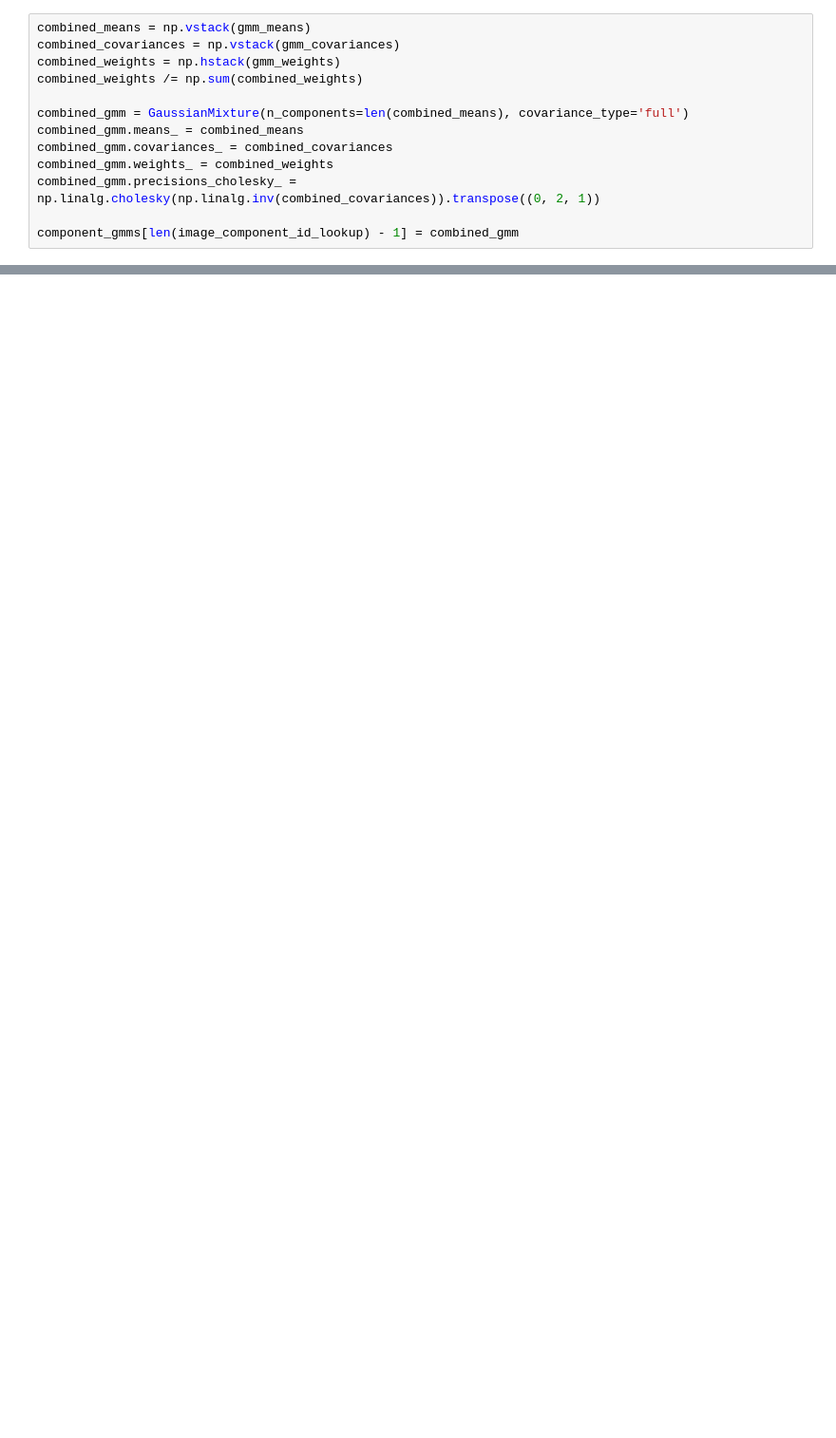
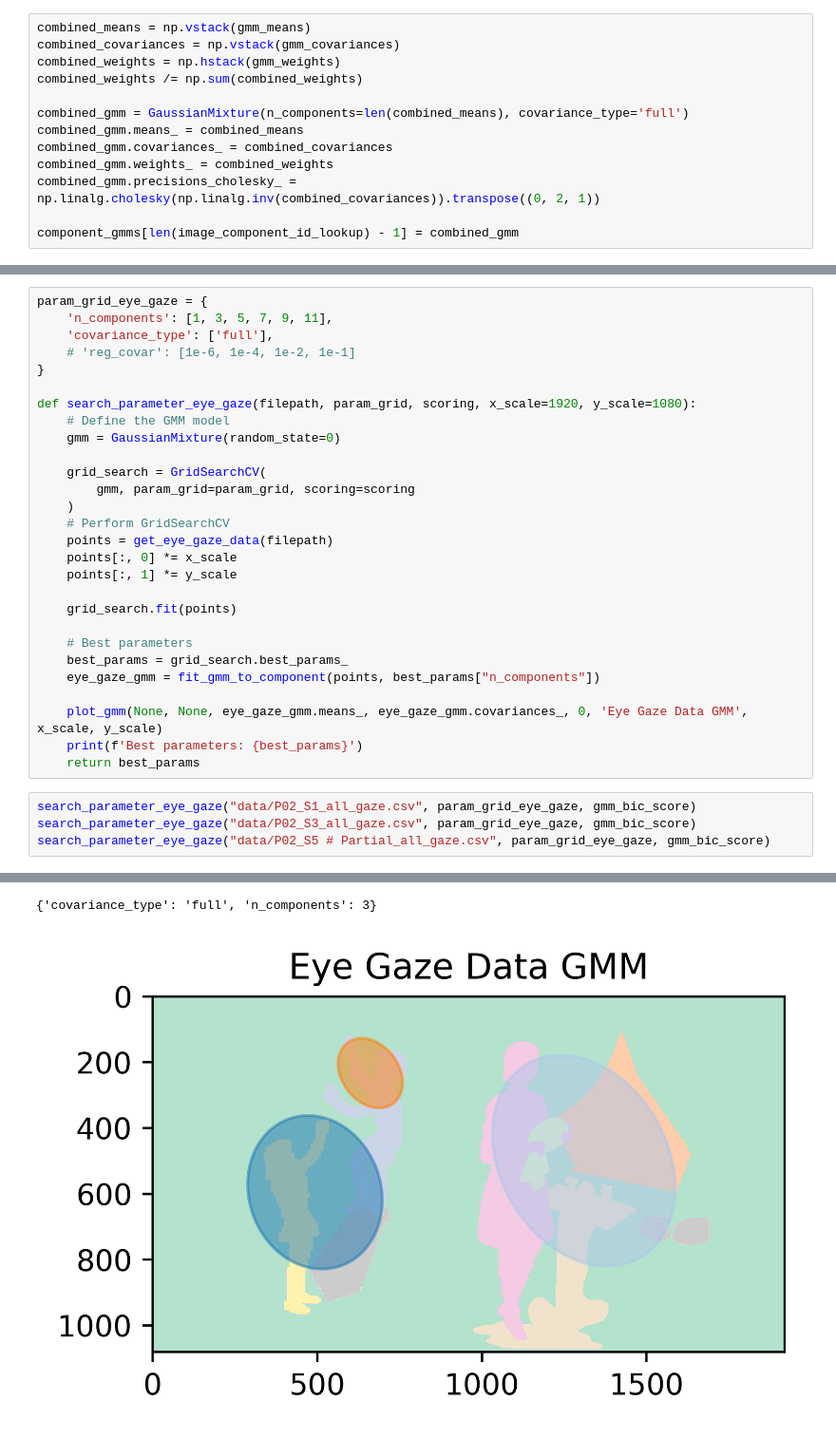
Before and after one commit to mariarlima/llm-hri-cognitive-health, a Jupyter notebook: AnalysisTools/EyeGazeDataTools/GMM.ipynb, the cells around one changed output, grey strips where cells are left out. Shown at 95% size. Drawn from its saved outputs; the diff is of its cells as text; blank space fills up the shorter version.

```diff
--- a/AnalysisTools/EyeGazeDataTools/GMM.ipynb
+++ b/AnalysisTools/EyeGazeDataTools/GMM.ipynb
@@ -435,0 +470,33 @@ GaussianMixture(n_components=11)
+# %%
+param_grid_eye_gaze = {
+    'n_components': [1, 3, 5, 7, 9, 11],
+    'covariance_type': ['full'],
+    # 'reg_covar': [1e-6, 1e-4, 1e-2, 1e-1]
+}
+
+def search_parameter_eye_gaze(filepath, param_grid, scoring, x_scale=1920, y_scale=1080):
+    # Define the GMM model
+    gmm = GaussianMixture(random_state=0)
+
+    grid_search = GridSearchCV(
+        gmm, param_grid=param_grid, scoring=scoring
+    )
+    # Perform GridSearchCV
+    points = get_eye_gaze_data(filepath)
+    points[:, 0] *= x_scale
+    points[:, 1] *= y_scale
+
+    grid_search.fit(points)
+
+    # Best parameters
+    best_params = grid_search.best_params_
+    eye_gaze_gmm = fit_gmm_to_component(points, best_params["n_components"])
+
+    plot_gmm(None, None, eye_gaze_gmm.means_, eye_gaze_gmm.covariances_, 0, 'Eye Gaze Data GMM', x_scale, y_scale)
+    print(f'Best parameters: {best_params}')
+    return best_params
+# %%
+search_parameter_eye_gaze("data/P02_S1_all_gaze.csv", param_grid_eye_gaze, gmm_bic_score)
+search_parameter_eye_gaze("data/P02_S3_all_gaze.csv", param_grid_eye_gaze, gmm_bic_score)
+search_parameter_eye_gaze("data/P02_S5 # Partial_all_gaze.csv", param_grid_eye_gaze, gmm_bic_score)
+# %% [output]
@@ -435,0 +506,2 @@ GaussianMixture(n_components=11)
+{'covariance_type': 'full', 'n_components': 3}
+[figure, added]
```
Also changed, not shown: parts of 21 cells of this notebook, 8 other files.
